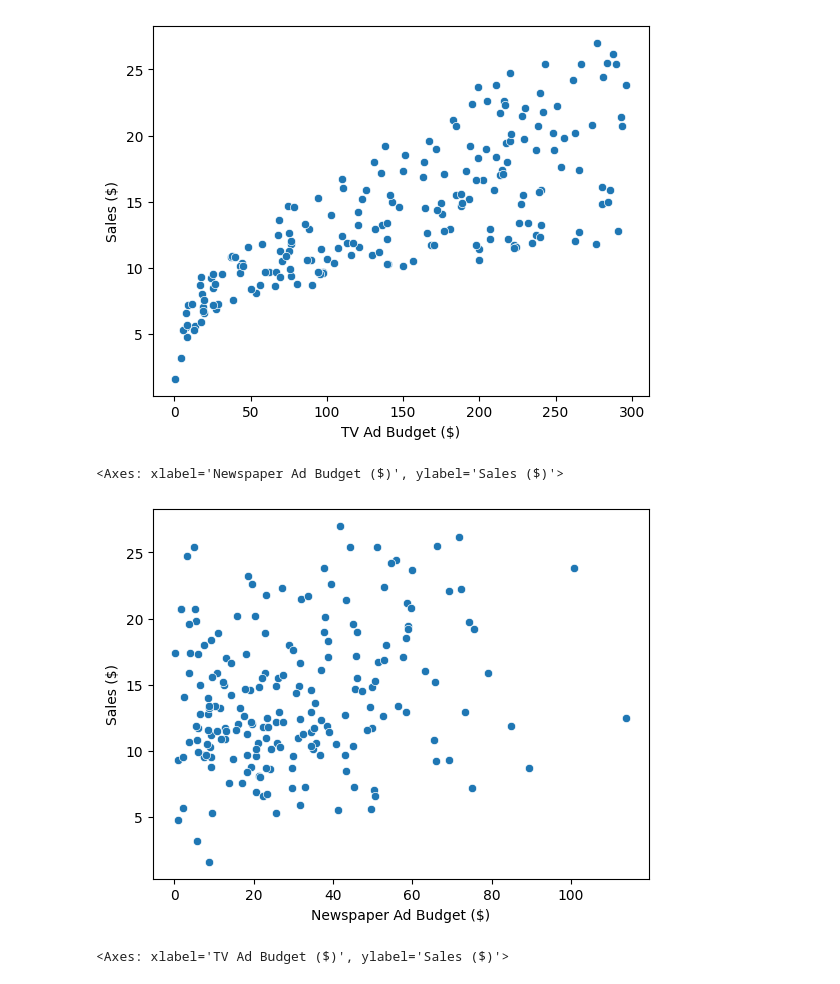
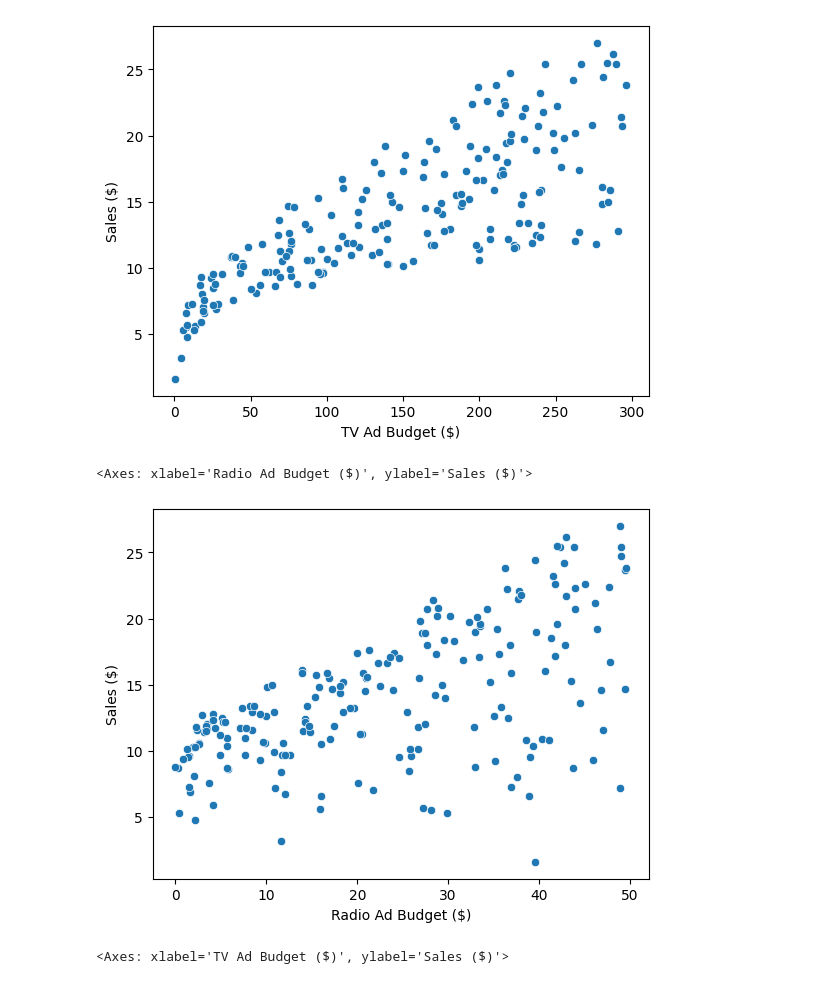
Before and after one commit to sanjakrsteska/VNP_project, a Jupyter notebook: VNP_project.ipynb, the cells around one changed output. Cells and saved outputs as stored; diff of their text form; code cells hidden in the pictures.

```diff
--- a/VNP_project.ipynb
+++ b/VNP_project.ipynb
@@ -11,2 +29,5 @@ from sklearn.decomposition import PCA
+# %%
+#Read the dataset as csv
+df1 = pd.read_csv('./Advertising Budget and Sales.csv')
 # %%
-df1 = pd.read_csv('/content/drive/MyDrive/Vnp project/Advertising Budget and Sales.csv')
+#df1 = pd.read_csv('/content/drive/MyDrive/Vnp project/Advertising Budget and Sales.csv')
@@ -41,10 +61,11 @@ sns.scatterplot(df1, x = "TV Ad Budget ($)", y = "Sales ($)")
 <Axes: xlabel='TV Ad Budget ($)', ylabel='Sales ($)'>
 [figure]
 # %%
-sns.scatterplot(df1, x = "Newspaper Ad Budget ($)", y = "Sales ($)")
+#Show visualization between Radio Ad Budget and Sales
+sns.scatterplot(df1, x = "Radio Ad Budget ($)", y = "Sales ($)")
 # %% [output]
-<Axes: xlabel='Newspaper Ad Budget ($)', ylabel='Sales ($)'>
+<Axes: xlabel='Radio Ad Budget ($)', ylabel='Sales ($)'>
-[figure, old version]
+[figure, new version]
 # %%
 sns.lineplot(df1, x = "TV Ad Budget ($)", y = "Sales ($)")
 # %% [output]
```
Also changed, not shown: parts of 42 cells of this notebook, 3 other files.
